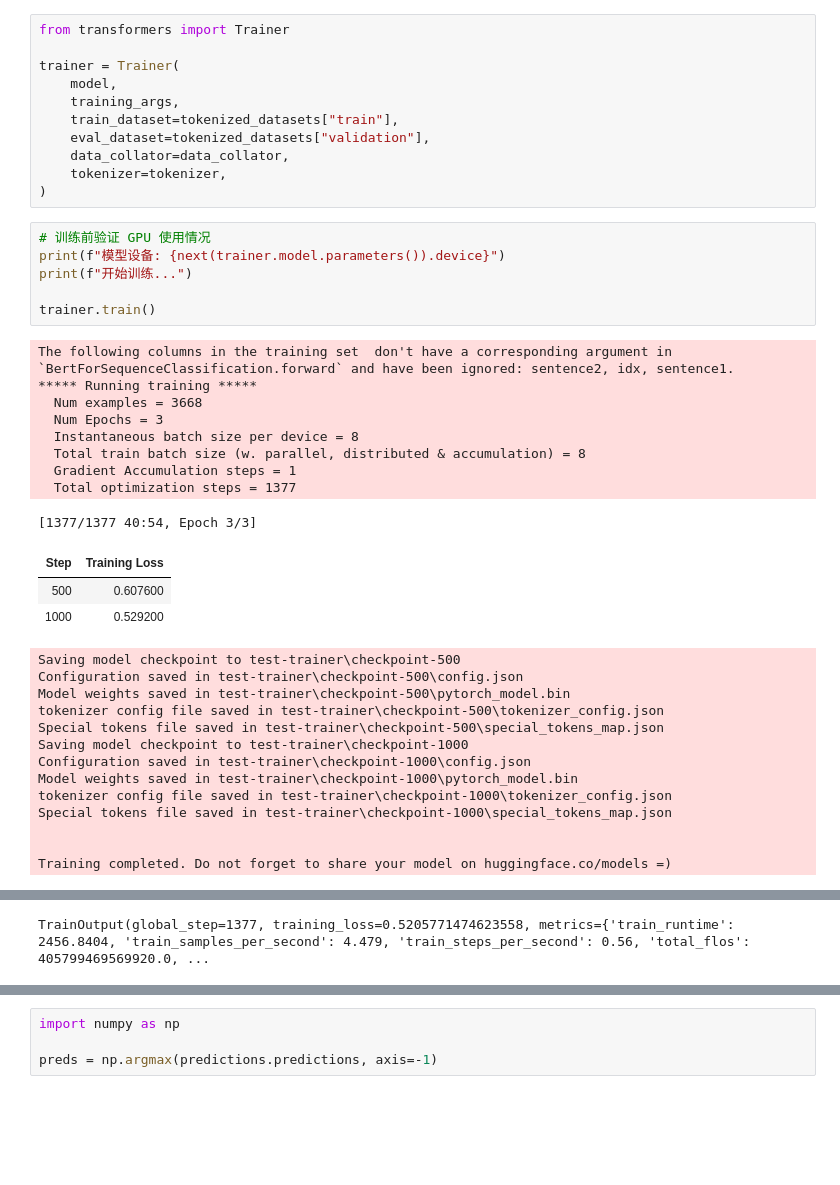
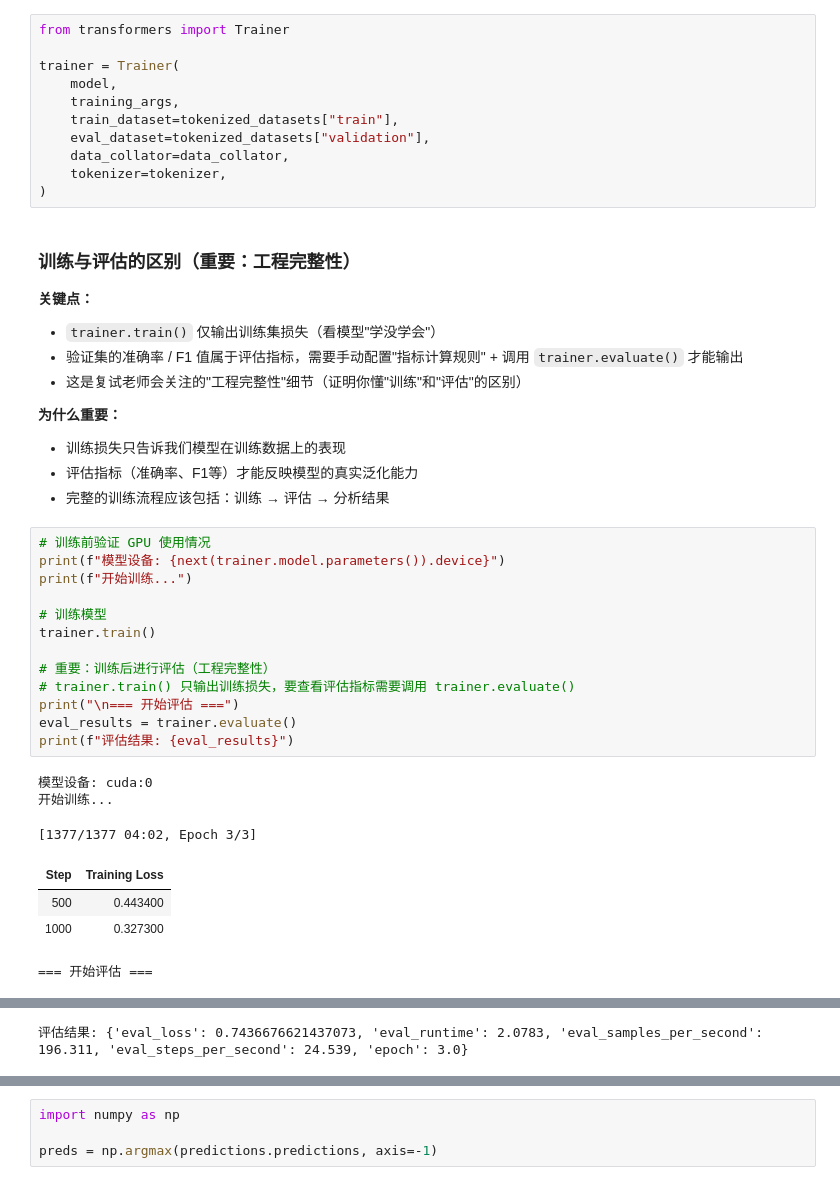
Before and after one commit to QiYueran-source/GraduationThesis, a Jupyter notebook: docs/学习文档/ltw/2-Finetuning/模型基本训练方法.ipynb, the cells around one changed output, grey strips where cells are left out. Cells and saved outputs as stored; diff of their text form; blank space fills up the shorter version.

```diff
--- a/docs/学习文档/ltw/2-Finetuning/模型基本训练方法.ipynb
+++ b/docs/学习文档/ltw/2-Finetuning/模型基本训练方法.ipynb
@@ -252,35 +235,36 @@ trainer = Trainer(
     data_collator=data_collator,
     tokenizer=tokenizer,
 )
+# %% [markdown]
+### 训练与评估的区别（重要：工程完整性）
+
+**关键点：**
+- `trainer.train()` 仅输出训练集损失（看模型"学没学会"）
+- 验证集的准确率 / F1 值属于评估指标，需要手动配置"指标计算规则" + 调用 `trainer.evaluate()` 才能输出
+- 这是复试老师会关注的"工程完整性"细节（证明你懂"训练"和"评估"的区别）
+
+**为什么重要：**
+- 训练损失只告诉我们模型在训练数据上的表现
+- 评估指标（准确率、F1等）才能反映模型的真实泛化能力
+- 完整的训练流程应该包括：训练 → 评估 → 分析结果
 # %%
 # 训练前验证 GPU 使用情况
 print(f"模型设备: {next(trainer.model.parameters()).device}")
 print(f"开始训练...")
 
+# 训练模型
 trainer.train()
+
+# 重要：训练后进行评估（工程完整性）
+# trainer.train() 只输出训练损失，要查看评估指标需要调用 trainer.evaluate()
+print("\n=== 开始评估 ===")
+eval_results = trainer.evaluate()
+print(f"评估结果: {eval_results}")
 # %% [output]
-The following columns in the training set  don't have a corresponding argument in `BertForSequenceClassification.forward` and have been ignored: sentence2, idx, sentence1.
-***** Running training *****
-  Num examples = 3668
-  Num Epochs = 3
-  Instantaneous batch size per device = 8
-  Total train batch size (w. parallel, distributed & accumulation) = 8
-  Gradient Accumulation steps = 1
-  Total optimization steps = 1377
+模型设备: cuda:0
+开始训练...
-[1377/1377 40:54, Epoch 3/3]
+[1377/1377 04:02, Epoch 3/3]
 | Step | Training Loss |
-| 500 | 0.607600 |
-| 1000 | 0.529200 |
+| 500 | 0.443400 |
+| 1000 | 0.327300 |
-Saving model checkpoint to test-trainer\checkpoint-500
-Configuration saved in test-trainer\checkpoint-500\config.json
-Model weights saved in test-trainer\checkpoint-500\pytorch_model.bin
-tokenizer config file saved in test-trainer\checkpoint-500\tokenizer_config.json
-Special tokens file saved in test-trainer\checkpoint-500\special_tokens_map.json
-Saving model checkpoint to test-trainer\checkpoint-1000
-Configuration saved in test-trainer\checkpoint-1000\config.json
-Model weights saved in test-trainer\checkpoint-1000\pytorch_model.bin
-tokenizer config file saved in test-trainer\checkpoint-1000\tokenizer_config.json
-Special tokens file saved in test-trainer\checkpoint-1000\special_tokens_map.json
-
-
-Training completed. Do not forget to share your model on huggingface.co/models =)
+=== 开始评估 ===
@@ -287,4 +272,4 @@ Training completed. Do not forget to share your model on huggingface.co/models =
-TrainOutput(global_step=1377, training_loss=0.5205771474623558, metrics={'train_runtime': 2456.8404, 'train_samples_per_second': 4.479, 'train_steps_per_second': 0.56, 'total_flos': 405799469569920.0, ...
+评估结果: {'eval_loss': 0.7436676621437073, 'eval_runtime': 2.0783, 'eval_samples_per_second': 196.311, 'eval_steps_per_second': 24.539, 'epoch': 3.0}
 # %%
 predictions = trainer.predict(tokenized_datasets["validation"])
 print(predictions.predictions.shape, predictions.label_ids.shape)
```
Also changed, not shown: parts of 20 cells of this notebook.
